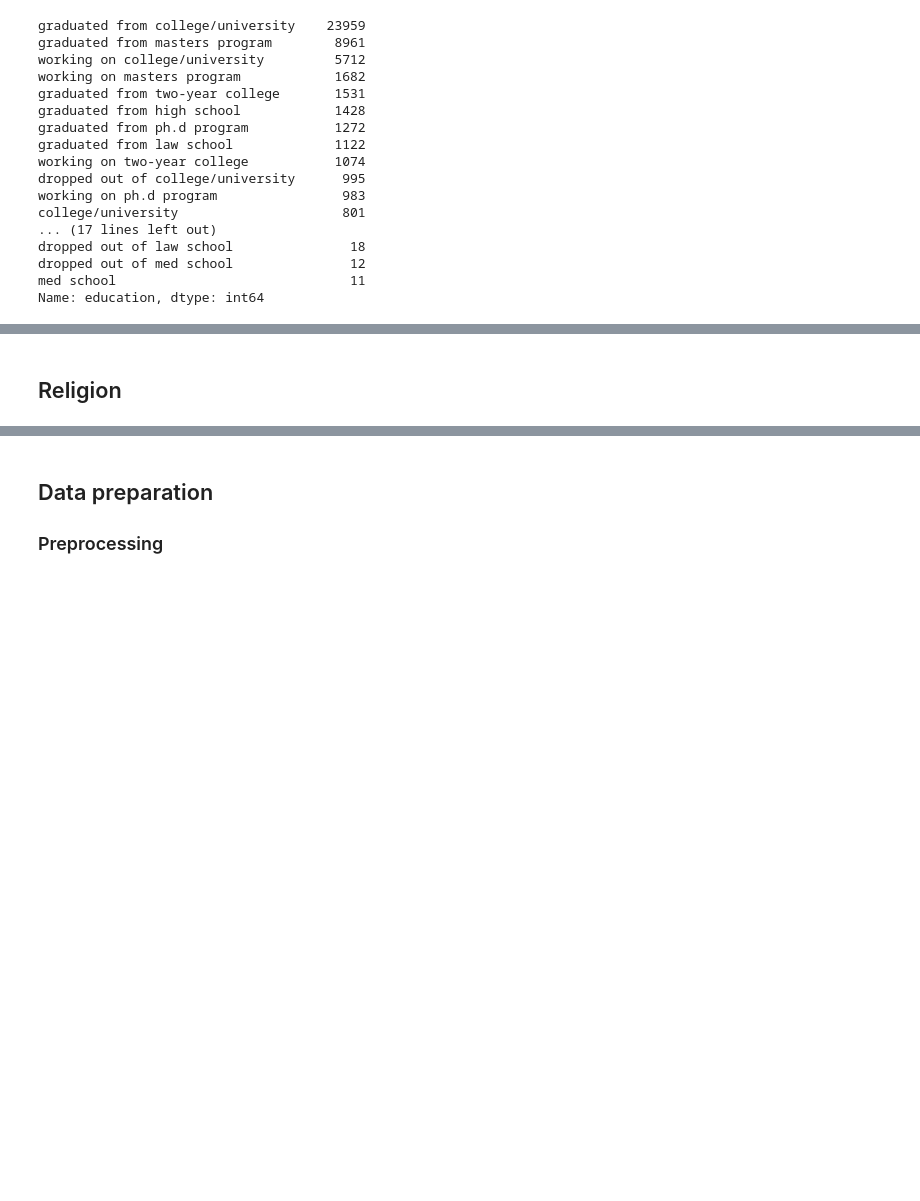
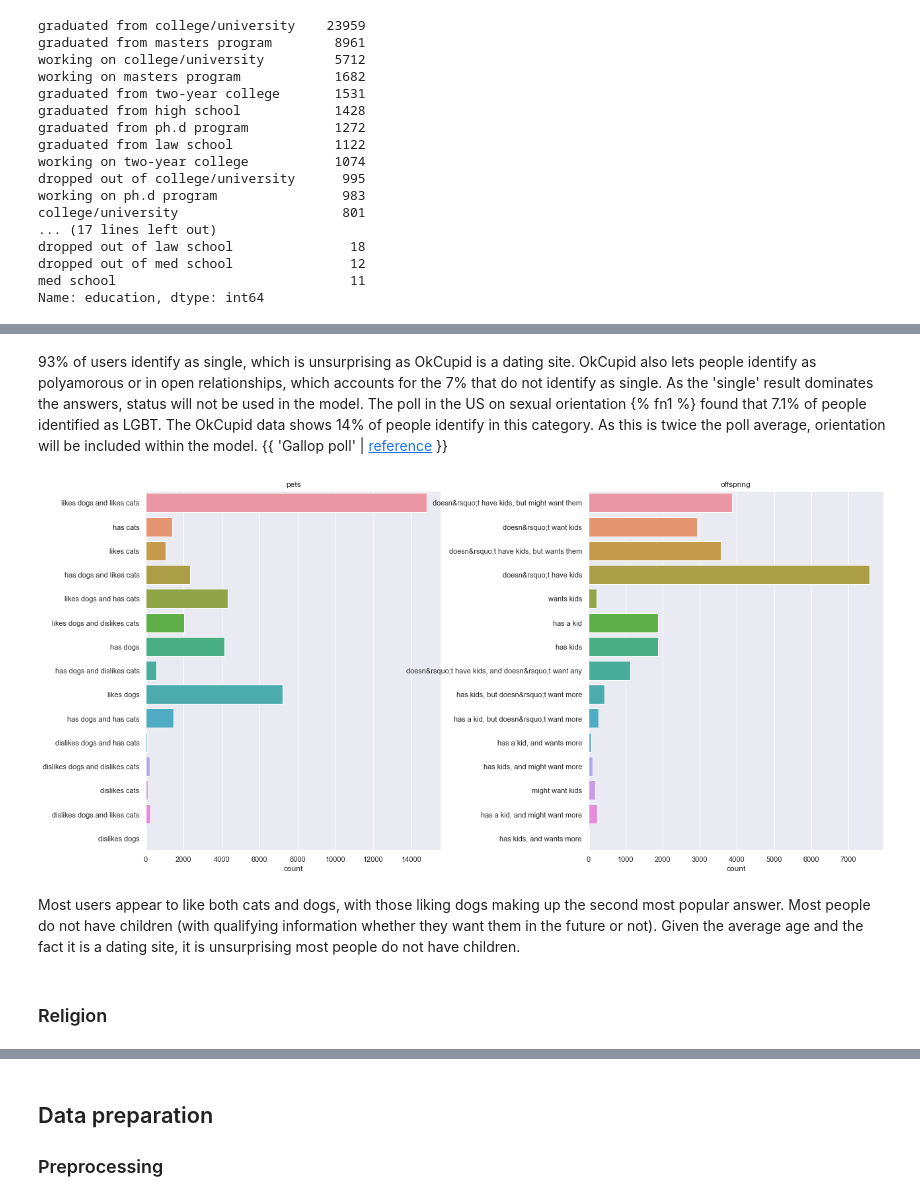
Before and after one commit to LottesofCode/Portfolio, a Jupyter notebook: _notebooks/2022-06-22-date-a-scientist.ipynb, the cells around one changed output, grey strips where cells are left out. Cells and saved outputs as stored; diff of their text form; code cells hidden in the pictures; blank space fills up the shorter version.

```diff
--- a/_notebooks/2022-06-22-date-a-scientist.ipynb
+++ b/_notebooks/2022-06-22-date-a-scientist.ipynb
@@ -408,3 +415,14 @@ print(single_percent)
+# %% [markdown]
+93% of users identify as single, which is unsurprising as OkCupid is a dating site.  OkCupid also lets people identify as polyamorous or in open relationships, which accounts for the 7% that do not identify as single.  As the 'single' result dominates the answers, status will not be used in the model.
+The poll in the US on sexual orientation {% fn1 %} found that 7.1% of people identified as LGBT.  The OkCupid data shows 14% of people identify in this category.  As this is twice the poll average, orientation will be included within the model.
+{{ 'Gallop poll' | [reference](https://news.gallup.com/poll/389792/lgbt-identification-ticks-up.aspx) }}
+# %%
+pet_status = ['pets', 'offspring']
+plotting_tool(okc, pet_status, 20, 10)
+# %% [output]
+[figure, added]
+# %% [markdown]
+Most users appear to like both cats and dogs, with those liking dogs making up the second most popular answer.  Most people do not have children (with qualifying information whether they want them in the future or not).  Given the average age and the fact it is a dating site, it is unsurprising most people do not have children.
 # %% [markdown]
-## Religion
+### Religion
 # %%
```
Also changed, not shown: parts of 64 cells of this notebook.
